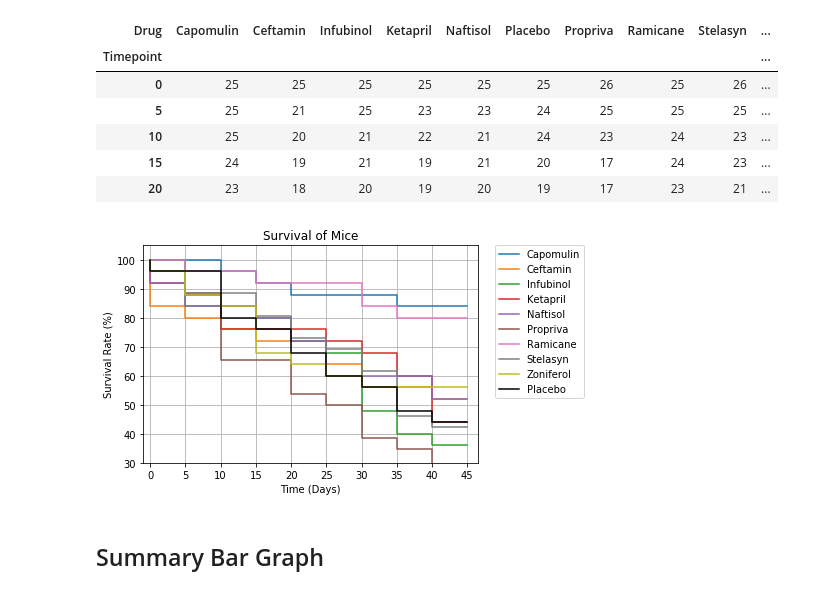
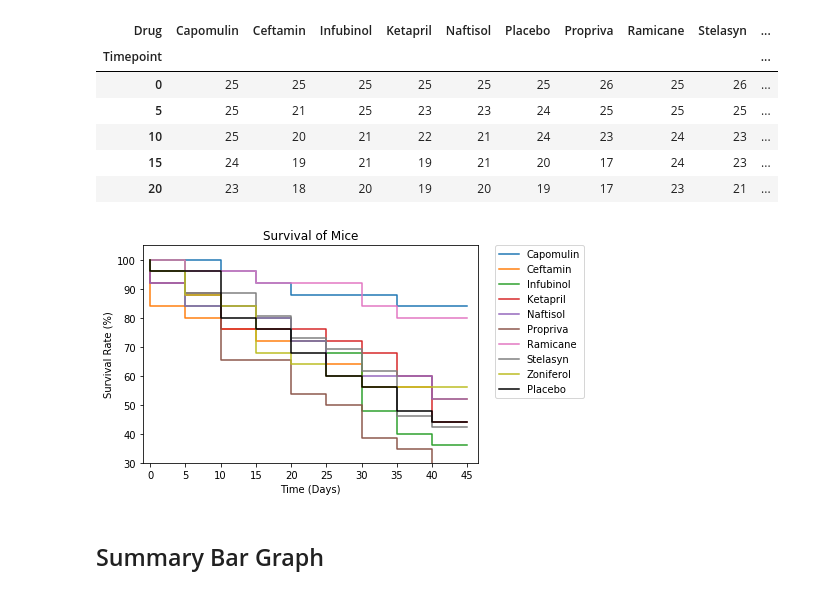
Before and after one commit to catherinegomes/matplotlib-challenge, a Jupyter notebook: Pymaceuticals/pymaceuticals_starter.ipynb, the cells around one changed output. Cells and saved outputs as stored; diff of their text form; code cells hidden in the pictures.

Commit message:
remove gridlines from survival plot

```diff
--- a/Pymaceuticals/pymaceuticals_starter.ipynb
+++ b/Pymaceuticals/pymaceuticals_starter.ipynb
@@ -283,35 +283,34 @@ surv_df = mice_pivot[['Capomulin_perc',
                       'Stelasyn_perc',
                       'Zoniferol_perc',
                       'Placebo_perc']]
 
 # Generate the Plot
 x = by_drug.index
 
 plt.step(x, mice_pivot["Capomulin_perc"], label = "Capomulin")
 plt.step(x, mice_pivot["Ceftamin_perc"], label = "Ceftamin")
 plt.step(x, mice_pivot["Infubinol_perc"], label = "Infubinol")
 plt.step(x, mice_pivot["Ketapril_perc"], label = "Ketapril")
 plt.step(x, mice_pivot["Naftisol_perc"], label = "Naftisol")
 plt.step(x, mice_pivot["Propriva_perc"], label = "Propriva")
 plt.step(x, mice_pivot["Ramicane_perc"], label = "Ramicane")
 plt.step(x, mice_pivot["Stelasyn_perc"], label = "Stelasyn")
 plt.step(x, mice_pivot["Zoniferol_perc"], label = "Zoniferol")
 plt.step(x, mice_pivot["Placebo_perc"], label = "Placebo", color="black")
 
 #Format the Plot
 plt.title('Survival of Mice')
 plt.xlabel('Time (Days)')
 plt.ylabel('Survival Rate (%)')
 plt.xlim(-1, 46.5)
 plt.ylim(30,105)
 plt.xticks(np.arange(0, 50, 5))
-plt.grid()
 plt.legend(bbox_to_anchor=(1.05, 1), loc = 'upper left', borderaxespad = 0.)
 
 # Save the Figure & Show the Figure
 plt.savefig('survival.png')
 # %% [output]
-[figure, old version]
+[figure, new version]
 # %% [markdown]
 ## Summary Bar Graph
 # %%
```
Also changed, not shown: 1 other file.
